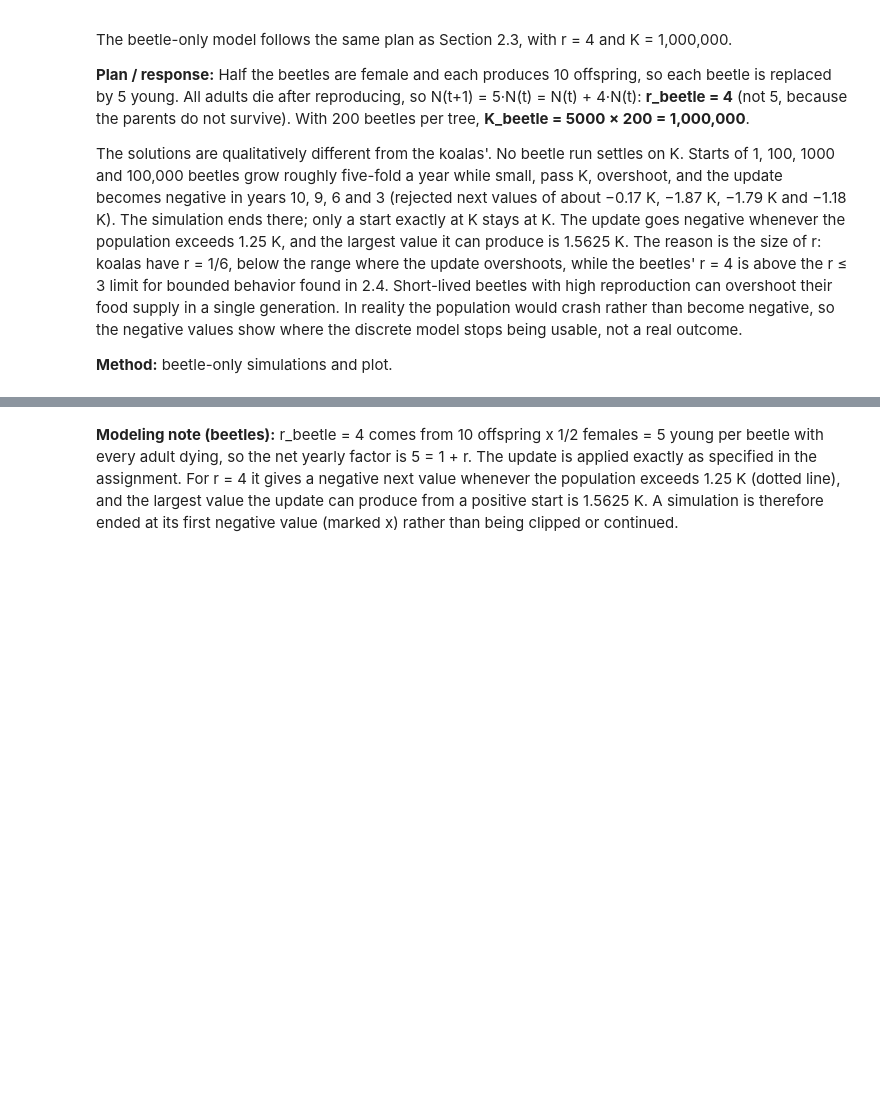
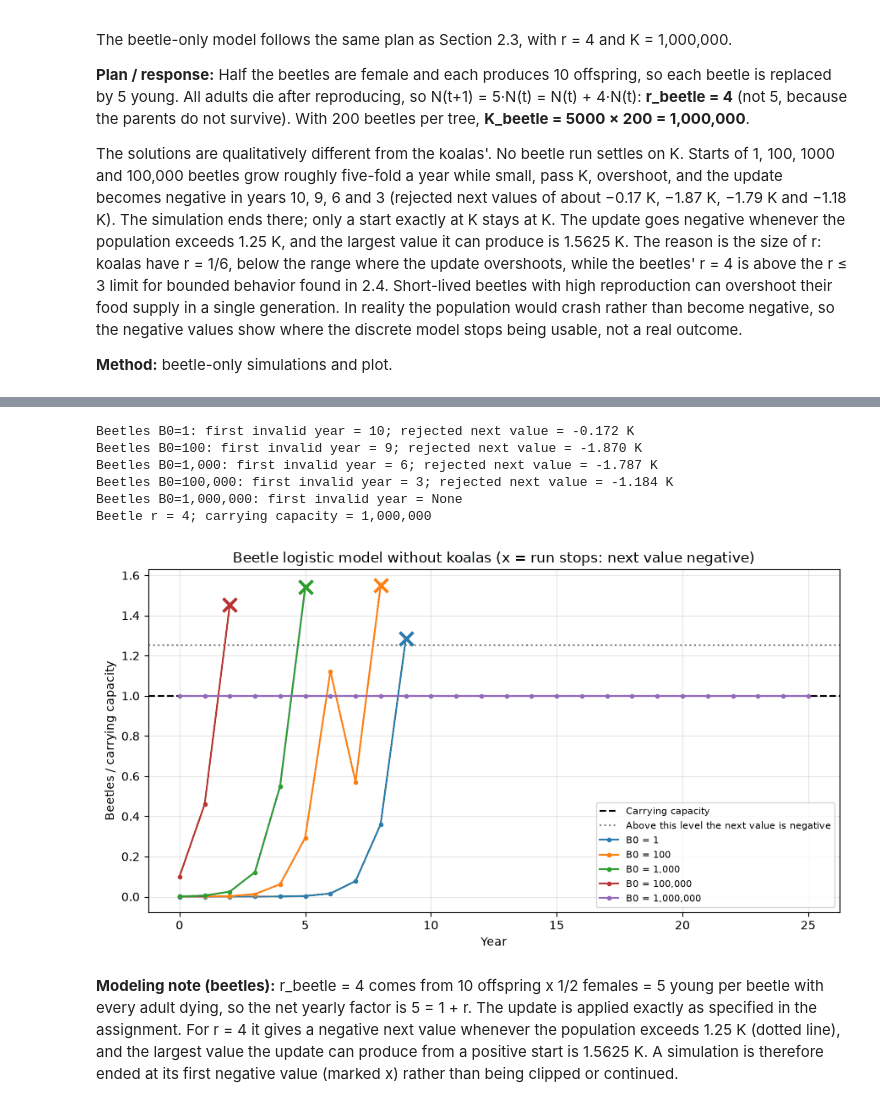
Before and after one commit to AaronScherf/ai-sandbox-master, a Jupyter notebook: ai-sandbox/academic-hub/academic_resources/env-science/labs/lab_4/lab_4_notebook.ipynb, the cells around one changed output, grey strips where cells are left out. Saved outputs shown, nothing was run; the diff lists cells and outputs as text; code cells hidden in the pictures; blank space fills up the shorter version.

```diff
--- a/ai-sandbox/academic-hub/academic_resources/env-science/labs/lab_4/lab_4_notebook.ipynb
+++ b/ai-sandbox/academic-hub/academic_resources/env-science/labs/lab_4/lab_4_notebook.ipynb
@@ -304,3 +277,53 @@ Beetle r = 4; carrying capacity = 1,000,000
+# %%
+female_beetle_fraction = 1 / 2
+offspring_per_female = 10
+# Adults die after reproducing; the young replace the current adults.
+r_beetle = female_beetle_fraction * offspring_per_female - 1
+beetles_per_tree = 200
+K_beetle = eucalyptus_trees * beetles_per_tree
+years_beetle = 25
+time_beetle = np.arange(years_beetle + 1)
+initial_beetles = [1, 100, 1000, 100_000, 1_000_000]
+beetle_runs = {}
+for b0 in initial_beetles:
+    trajectory, invalid_year = simulate_logistic(b0, r_beetle, K_beetle, years_beetle)
+    beetle_runs[b0] = (trajectory, invalid_year)
+    if invalid_year is None:
+        print(f"Beetles B0={b0:,}: first invalid year = None")
+    else:
+        last = invalid_year - 1
+        n = trajectory[last]
+        rejected = n + r_beetle * n * (1 - n / K_beetle)
+        print(f"Beetles B0={b0:,}: first invalid year = {invalid_year}; "
+              f"rejected next value = {rejected / K_beetle:.3f} K")
+print(f"Beetle r = {r_beetle:g}; carrying capacity = {K_beetle:,.0f}")
+# %% [output]
+Beetles B0=1: first invalid year = 10; rejected next value = -0.172 K
+Beetles B0=100: first invalid year = 9; rejected next value = -1.870 K
+Beetles B0=1,000: first invalid year = 6; rejected next value = -1.787 K
+Beetles B0=100,000: first invalid year = 3; rejected next value = -1.184 K
+Beetles B0=1,000,000: first invalid year = None
+Beetle r = 4; carrying capacity = 1,000,000
+# %%
+fig, ax = plt.subplots(figsize=(9, 5))
+ax.axhline(1, color="black", linestyle="--", label="Carrying capacity")
+ax.axhline((1 + r_beetle) / r_beetle, color="gray", linestyle=":",
+           label="Above this level the next value is negative")
+for b0, (trajectory, invalid_year) in beetle_runs.items():
+    line, = ax.plot(time_beetle, trajectory / K_beetle, marker="o", markersize=3,
+                    label=f"B0 = {b0:,}")
+    if invalid_year is not None:
+        last = invalid_year - 1
+        ax.plot(last, trajectory[last] / K_beetle, "x", color=line.get_color(),
+                markersize=11, markeredgewidth=2.5)
+ax.set(xlabel="Year", ylabel="Beetles / carrying capacity",
+       title="Beetle logistic model without koalas (x = run stops: next value negative)")
+ax.legend(fontsize=8)
+ax.grid(alpha=0.3)
+plt.tight_layout()
+plt.show()
+# %% [output]
+[figure, added]
 # %% [markdown]
 **Modeling note (beetles):** r_beetle = 4 comes from 10 offspring x 1/2 females = 5 young per beetle with every adult dying, so the net yearly factor is 5 = 1 + r. The update is applied exactly as specified in the assignment. For r = 4 it gives a negative next value whenever the population exceeds 1.25 K (dotted line), and the largest value the update can produce from a positive start is 1.5625 K. A simulation is therefore ended at its first negative value (marked x) rather than being clipped or continued.
 # %% [markdown]
```
Also changed, not shown: parts of 43 cells of this notebook.
